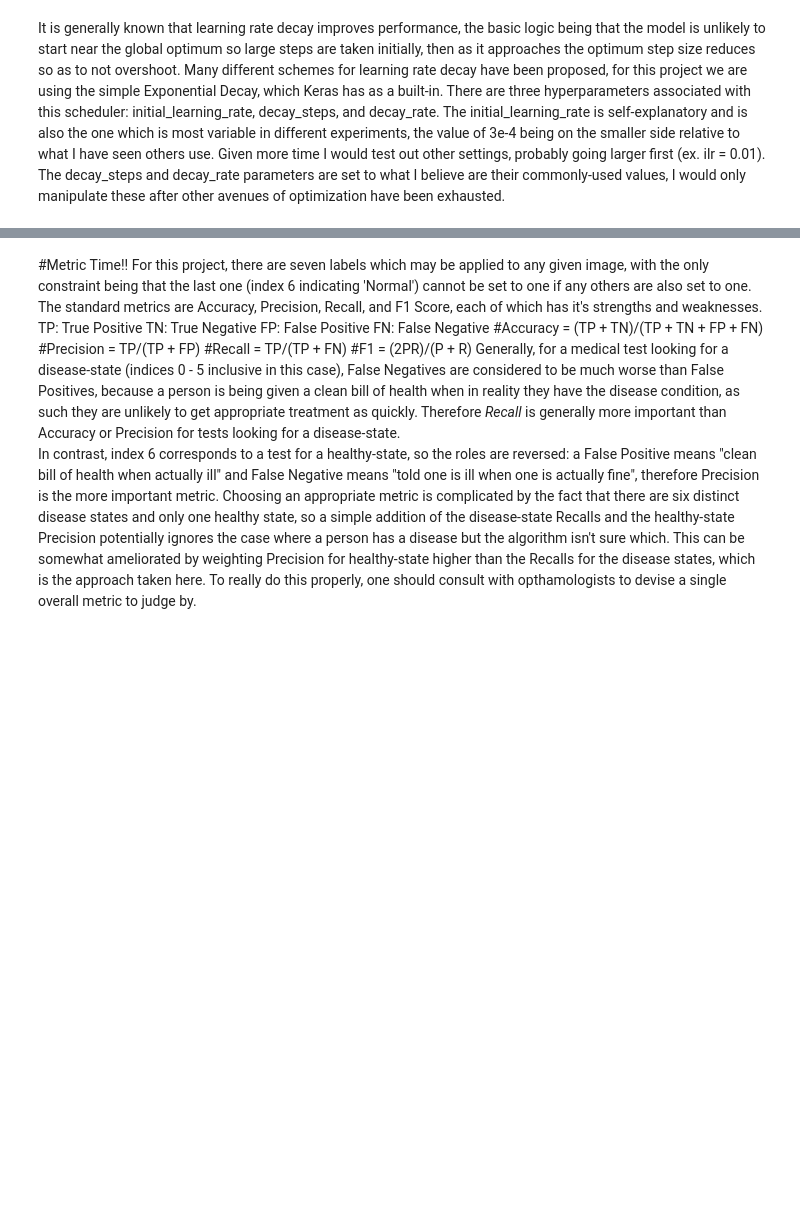
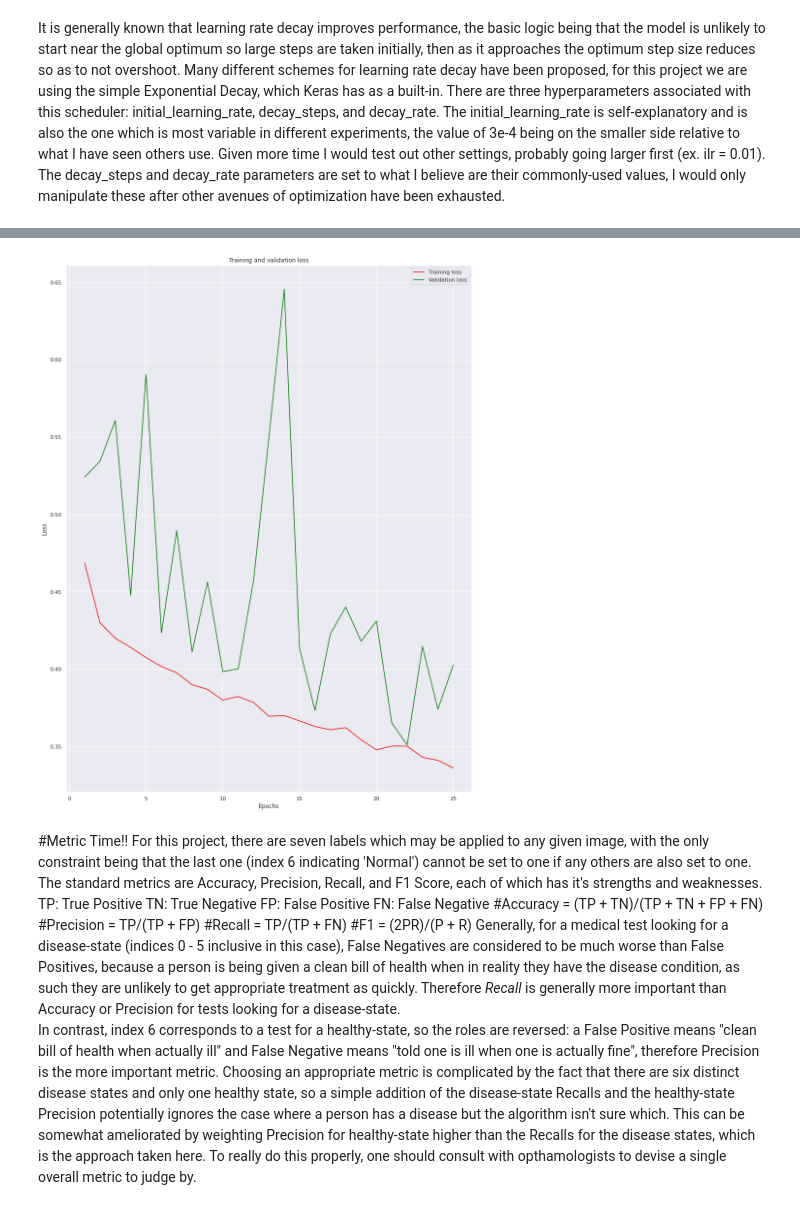
Before and after one commit to Astromax/Retina_Disease_Classification, a Jupyter notebook: EyeDiseaseDetection.ipynb, the cells around one changed output, grey strips where cells are left out. Cells and saved outputs as stored; diff of their text form; code cells hidden in the pictures; blank space fills up the shorter version.

```diff
--- a/EyeDiseaseDetection.ipynb
+++ b/EyeDiseaseDetection.ipynb
@@ -226,9 +407,17 @@ EPOCHS = 50
+# %%
+#Define the metrics we will want to look at
+#METRICS = [tf.keras.metrics.TruePositives(name='tp'),
+#      tf.keras.metrics.FalsePositives(name='fp'),
+#      tf.keras.metrics.TrueNegatives(name='tn'),
+#      tf.keras.metrics.FalseNegatives(name='fn')]
+
+METRICS = [tf.keras.metrics.BinaryAccuracy(name='accuracy'),
+      tf.keras.metrics.Precision(name='precision'),
+      tf.keras.metrics.Recall(name='recall'),
+      tf.keras.metrics.AUC(name='auc'),
+      tf.keras.metrics.AUC(name='prc', curve='PR')]
 # %%
 Model_One = model_one()
-Model_One.compile(optimizer=Adam(learning_rate=lr_scheduler, epsilon=1e-8),
+Model_One.compile(optimizer=Adam(learning_rate=lr_scheduler, epsilon=EPS_SAFETY),
                    loss='binary_crossentropy',
-                   metrics=[tf.keras.metrics.Recall(), 'binary_accuracy'])
+                   metrics=METRICS)
-# %%
-M1_history = Model_One.fit(train_generator,
-                           validation_data = (X_test, y_test),
-                           epochs=EPOCHS)
@@ -252,0 +424,9 @@ Epoch 50/50
+# %%
+start_time = time.perf_counter()
+M1_history = Model_One.fit(train_generator,
+                           validation_data = (X_val, y_val),
+                           epochs=EPOCHS)
+delta_time = time.perf_counter() - start_time
+savelocation = f'{MAIN_DIR}/{modelname}_{EPOCHS}_epochs_expnum_{expno}'
+Model_One.save(savelocation)
+print(f'Training time for Model {modelname} for {EPOCHS} epochs: {delta_time}')
@@ -253,3 +451,7 @@ Epoch 50/50
+# %%
+print_loss_history(M1_history, modelname, expno)
+# %% [output]
+[figure, added]
 # %% [markdown]
 #Metric Time!!
 For this project, there are seven labels which may be applied to any given image, with the only constraint being that the last one (index 6 indicating 'Normal') cannot be set to one if any others are also set to one. The standard metrics are Accuracy, Precision, Recall, and F1 Score, each of which has it's strengths and weaknesses.
```
Also changed, not shown: parts of 50 cells of this notebook.
